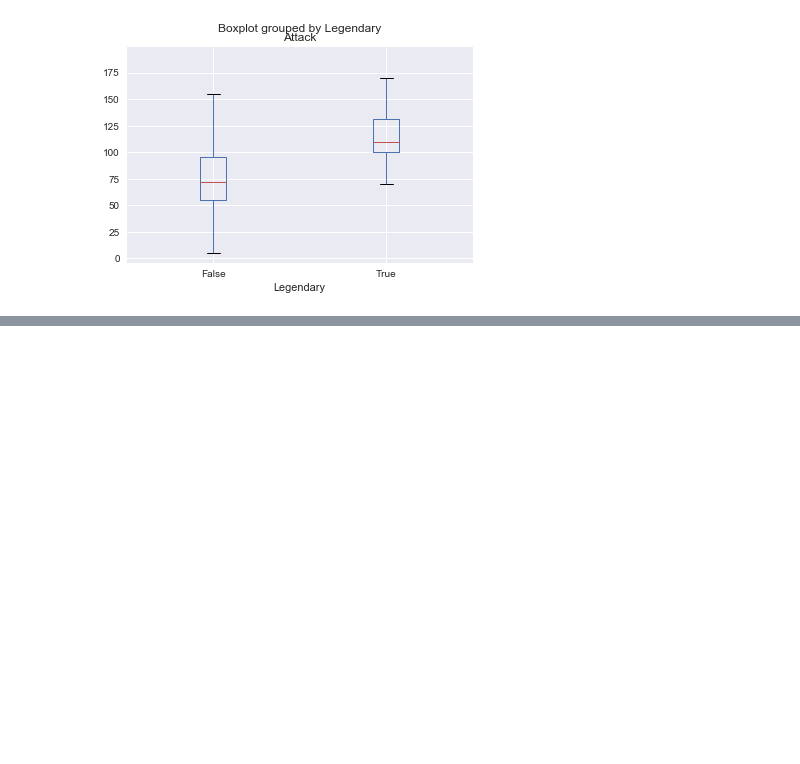
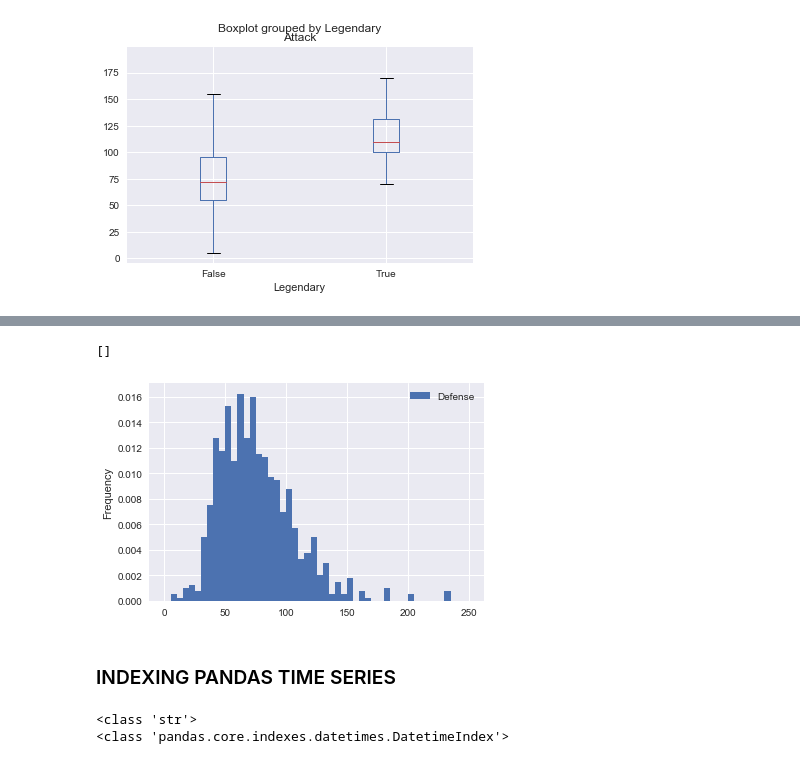
Before and after one commit to TakanoriHasebe/kaggle, a Jupyter notebook: DataVisualization/pokemon/pokemon-data-visualization.ipynb, the cells around one changed output, grey strips where cells are left out. Saved outputs shown, nothing was run; the diff lists cells and outputs as text; code cells hidden in the pictures; blank space fills up the shorter version.

```diff
--- a/DataVisualization/pokemon/pokemon-data-visualization.ipynb
+++ b/DataVisualization/pokemon/pokemon-data-visualization.ipynb
@@ -210,0 +296,17 @@ data.boxplot(column='Attack', by='Legendary')
+# %%
+# ヒストグラム
+data1.plot(kind='hist', y='Defense', bins=50, range=(0,250), normed=True)
+plt.plot()
+# %% [output]
+[]
+[figure, added]
+# %% [markdown]
+###  INDEXING PANDAS TIME SERIES
+# %%
+time_list = ["1992-03-08","1992-04-12"]
+print(type(time_list[1]))
+datetime_object = pd.to_datetime(time_list)
+print(type(datetime_object))
+# %% [output]
+<class 'str'>
+<class 'pandas.core.indexes.datetimes.DatetimeIndex'>
```
Also changed, not shown: parts of 15 cells of this notebook.
